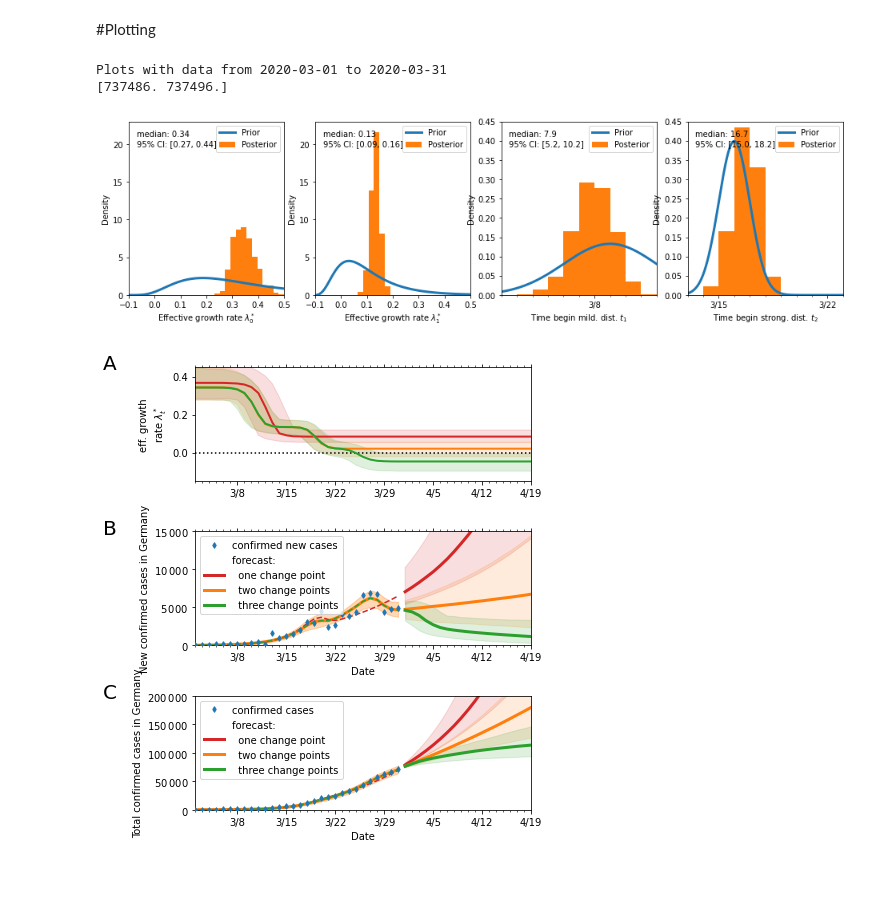
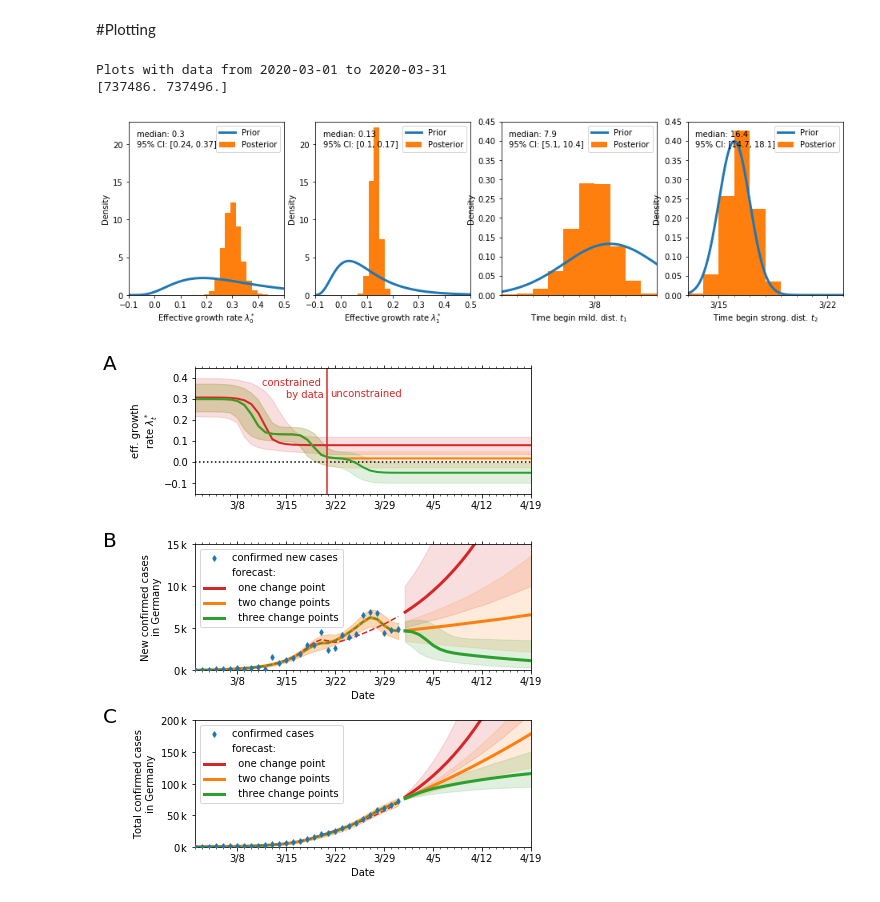
Before and after one commit to Priesemann-Group/covid19_inference_forecast, a Jupyter notebook: Corona_germany_current_forecast_with3scenarios.ipynb, the cells around one changed output. Saved outputs shown, nothing was run; the diff lists cells and outputs as text; code cells hidden in the pictures; blank space fills up the shorter version.

Commit message:
added new figures

```diff
--- a/Corona_germany_current_forecast_with3scenarios.ipynb
+++ b/Corona_germany_current_forecast_with3scenarios.ipynb
@@ -19,7 +19,7 @@ confirmed_cases_url = 'https://raw.githubusercontent.com/CSSEGISandData/COVID-19
 confirmed_cases = pd.read_csv(confirmed_cases_url, sep=',')
 deaths_url =  'https://raw.githubusercontent.com/CSSEGISandData/COVID-19/master/csse_covid_19_data/csse_covid_19_time_series/time_series_covid19_deaths_global.csv'
 deaths = pd.read_csv(deaths_url, sep=',')
-path_to_save = ''
+path_to_save = 'figures/'
 # %%
 def delay_cases(new_I_t, len_new_I_t, len_new_cases_obs , delay, delay_arr):
     """
@@ -100,7 +100,6 @@ print('Cases yesterday ({}): {} and '
 # ------------------------------------------------------------------------------ #
 # model setup and training
 # ------------------------------------------------------------------------------ #
-path_to_save = ''
 np.random.seed(0)
 
 def SIR_model(λ, μ, S_begin, I_begin, N):
@@ -119,7 +118,7 @@ def SIR_model(λ, μ, S_begin, I_begin, N):
 
 with pm.Model() as model:
     # true cases at begin of loaded data but we do not know the real number
-    I_begin = pm.HalfCauchy('I_begin', beta=1)
+    I_begin = pm.HalfCauchy('I_begin', beta=100)
 
     # fraction of people that are newly infected each day
     λ_0 = pm.Lognormal("λ_0", mu=np.log(0.4), sigma=0.5)
@@ -212,13 +213,13 @@ Cases yesterday (2020-03-31T00:00:00): 71808 and day before yesterday: 66885
 with model:
     use_2nd_step.set_value(1.0)
     use_3rd_step.set_value(0.0)
-    trace_2steps = pm.sample(draws=1000, tune=600, chains=1, init='adapt_diag')
+    trace_2steps = pm.sample(draws=2000, tune=1000, chains=4, init='adapt_diag')
     use_2nd_step.set_value(0.0)
     use_3rd_step.set_value(0.0)
-    trace_1step = pm.sample(draws=1000, tune=600, chains=1, init='adapt_diag')
+    trace_1step = pm.sample(draws=2000, tune=1000, chains=4, init='adapt_diag')
     use_2nd_step.set_value(1.0)
     use_3rd_step.set_value(1.0)
-    trace_3steps = pm.sample(draws=1000, tune=600, chains=1, init='adapt_diag')
+    trace_3steps = pm.sample(draws=2000, tune=1000, chains=4, init='adapt_diag')
 # %% [output]
 Auto-assigning NUTS sampler...
 Initializing NUTS using adapt_diag...
@@ -241,7 +241,11 @@ Only one chain was sampled, this makes it impossible to run some convergence che
 #Plotting
 # %%
 def truncate_number(number, precision):
-    return str(round(number - number%(10**(-precision)),10))
+    number = round(number, ndigits = precision)
+    #number = round(number - number%(10**(-precision)),10)
+    if precision == 0:
+        number = int(round(number))
+    return str(number)
 
 def print_median_CI(arr, prec = 2):
     f_trunc = lambda n: truncate_number(n, prec)
@@ -355,11 +359,11 @@ ax.set_xlim(limits[0], limits[1])
 
 
 
-plt.savefig(path_to_save + 'distributions_scenarios.png', dpi=300)
-plt.savefig(path_to_save + 'distributions_scenarios.pdf', dpi=300)
+plt.savefig(path_to_save + 'summary_distributions.png', dpi=300)
+plt.savefig(path_to_save + 'summary_distributions.pdf', dpi=300)
 
 
-fig, axes = plt.subplots(3,1, figsize=(6.5,7), gridspec_kw={'height_ratios': [2, 2,2]})
+fig, axes = plt.subplots(3,1, figsize=(6.5,7.5), gridspec_kw={'height_ratios': [2, 2,2]})
 
 colors  = ['tab:red', 'tab:orange', 'tab:green']
 legends = ['forecast: ', '  one change point', '  two change points',  '  three change points']
@@ -402,14 +406,14 @@ for trace_scen, color, legend in zip(posterior, colors, legends[1:]):
     #            alpha=0.2, color=color)
 
 ax.set_xlabel('Date')
-ax.set_ylabel('New confirmed cases in Germany')
+ax.set_ylabel('New confirmed cases\nin Germany')
 ax.legend(loc='upper left')
 ax.set_ylim(0, 15_000)
 # ax.legend(loc='lower left')
 #ax.set_xticks([-28,-21, -14, -7, 0, 7, 14, 21, 28])
 #ax.set_xlim(-28, 14)
 ax.locator_params(axis="y", nbins=4)
-func_format = lambda num, _: "${:,.0f}$".format(num).replace(",", "\,")
+func_format = lambda num, _: "${:.0f}\,$k".format(num/1_000)
 ax.yaxis.set_major_formatter(matplotlib.ticker.FuncFormatter(func_format))
 ax.xaxis.set_major_locator(matplotlib.dates.WeekdayLocator(byweekday=matplotlib.dates.SU))
 ax.xaxis.set_minor_locator(matplotlib.dates.DayLocator())
@@ -454,14 +458,14 @@ for trace_scen, color, legend in zip(posterior, colors, legends[1:]):
     #                alpha=0.2, color=color)
 
 ax.set_xlabel('Date')
-ax.set_ylabel('Total confirmed cases in Germany')
+ax.set_ylabel('Total confirmed cases\nin Germany')
 ax.legend(loc='upper left')
 ax.set_ylim(0, 200_000)
 # ax.legend(loc='lower left')
 #ax.set_xticks([-28,-21, -14, -7, 0, 7, 14, 21, 28])
 #ax.set_xlim(-28, 14)
 ax.locator_params(axis="y", nbins=4)
-func_format = lambda num, _: "${:,.0f}$".format(num).replace(",", "\,")
+func_format = lambda num, _: "${:.0f}\,$k".format(num/1_000)
 ax.yaxis.set_major_formatter(matplotlib.ticker.FuncFormatter(func_format))
 ax.set_xlim(start_date, end_date)
 ax.xaxis.set_major_locator(matplotlib.dates.WeekdayLocator(byweekday=matplotlib.dates.SU))
@@ -483,37 +487,37 @@ for trace_scen, color in zip(posterior, colors):
 
     ax.plot(mpl_dates, np.median(λ_t-μ, axis=0), color=color, linewidth=2)
     ax.fill_between(mpl_dates, np.percentile(λ_t-μ , q=2.5, axis=0),np.percentile(λ_t-μ, q=97.5, axis=0), alpha=0.15,
                     color=color)
     #ax.fill_between(mpl_dates, np.percentile(λ_t , q=12.5, axis=0),np.percentile(λ_t, q=87.5, axis=0), alpha=0.2,
     #                color=color)
 
 ax.set_ylabel('eff. growth\nrate $\lambda_t^*$')
 # ax.set_xlabel("days from now")
 # ax.legend(loc='lower left')
 ax.set_xticks([-28, -21, -14, -7, 0, 7, 14, 21, 28])
 #ax.set_xlim(-28, 14)
 ax.set_ylim(-0.15, 0.45)
 #ax.set_yticks([-0.2, 0, 0.2])
 #ax.set_aspect(15, adjustable="box")
 ax.hlines(0,start_date, end_date, linestyles=':')
 delay = matplotlib.dates.date2num(date_data_end) - np.percentile(trace_2steps.delay, q=75)
-#ax.vlines(delay,-10, 10, linestyles='-', colors=['tab:red'])
+ax.vlines(delay,-10, 10, linestyles='-', colors=['tab:red'])
 #ax.legend()
-#ax.text(delay+0.4, 0.45, 'unconstrained', color='tab:red', verticalalignment='top')
-#ax.text(delay-0.4, 0.5, 'constrained \nby data', color='tab:red',horizontalalignment='right', verticalalignment='top')
+ax.text(delay+0.4, 0.35, 'unconstrained', color='tab:red', verticalalignment='top')
+ax.text(delay-0.4, 0.4, 'constrained \nby data', color='tab:red',horizontalalignment='right', verticalalignment='top')
 ax.text(-0.275, 0.98, "A", transform=ax.transAxes, size=20)
 ax.xaxis.set_major_locator(matplotlib.dates.WeekdayLocator(byweekday=matplotlib.dates.SU))
 ax.xaxis.set_minor_locator(matplotlib.dates.DayLocator())
 ax.xaxis.set_major_formatter(matplotlib.dates.DateFormatter('%-m/%-d'))
 ax.set_xlim(start_date, end_date)
 ax.xaxis.set_ticks_position('both')
 
 fig.subplots_adjust(hspace=-0.90)
 plt.tight_layout()
-plt.savefig(path_to_save + 'current_forecast_scenarios.png', dpi=300)
-plt.savefig(path_to_save + 'current_forecast_scenarios.pdf', dpi=300)
+plt.savefig(path_to_save + 'summary_forecast.png', dpi=300)
+plt.savefig(path_to_save + 'summary_forecast.pdf', dpi=300)
 # %% [output]
 Plots with data from 2020-03-01 to 2020-03-31
 [737486. 737496.]
-[figure, old version]
+[figure, new version]
-[figure, old version]
+[figure, new version]
```
Also changed, not shown: parts of 7 cells of this notebook, 10 other files.
